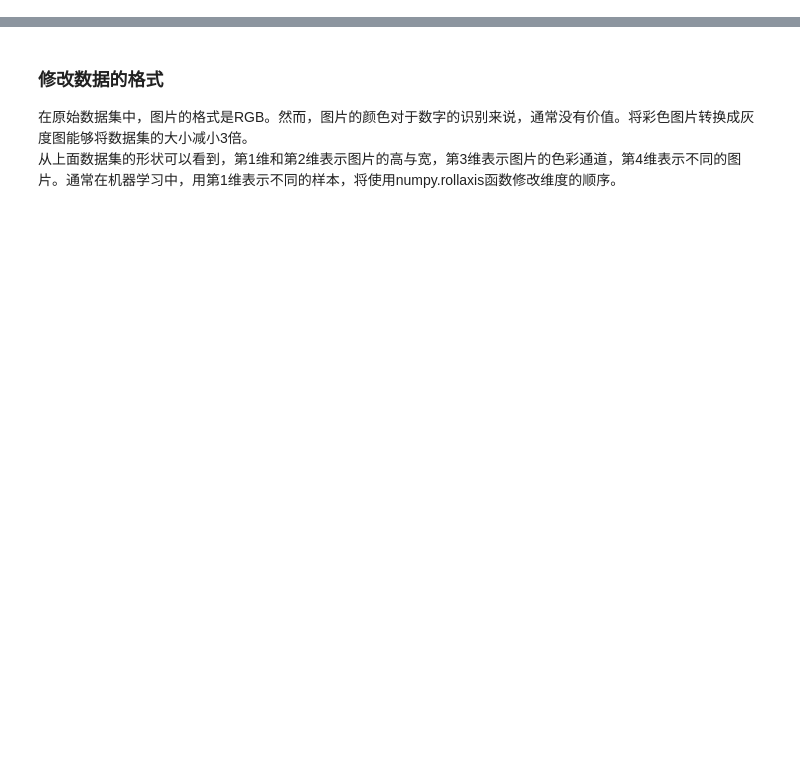
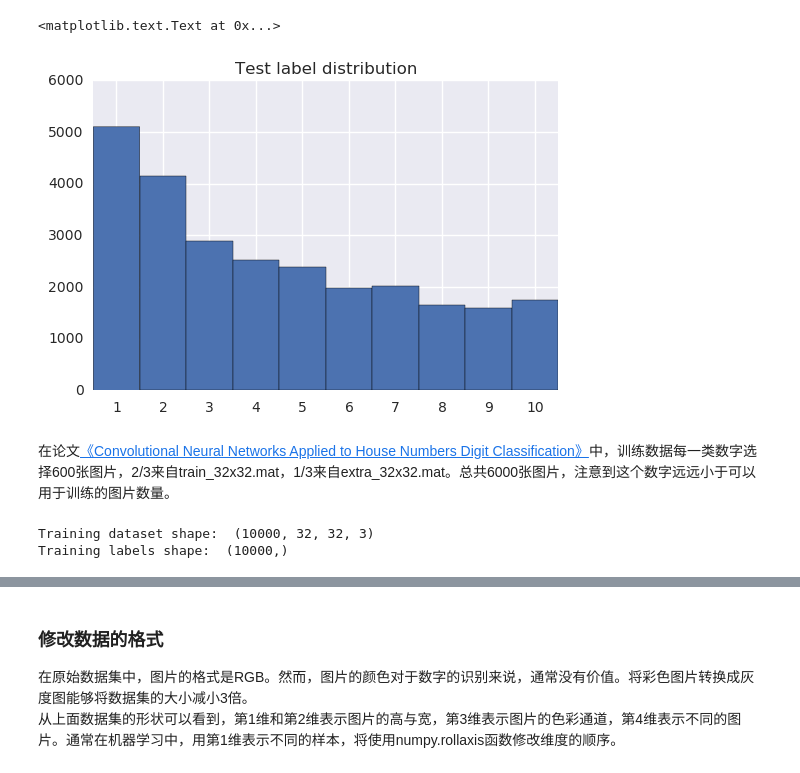
Before and after one commit to mee1o/dr, a Jupyter notebook: capstone_1_preprocessing_single.ipynb, the cells around one changed output, grey strips where cells are left out. Saved outputs shown, nothing was run; the diff lists cells and outputs as text; code cells hidden in the pictures; blank space fills up the shorter version.

```diff
--- a/capstone_1_preprocessing_single.ipynb
+++ b/capstone_1_preprocessing_single.ipynb
@@ -34,18 +44,26 @@ from __future__ import print_function
 from scipy import io
 
 train_raw = io.loadmat('train_32x32.mat')
-train_dataset_raw = train_raw['X']
-train_labels_raw = train_raw['y']
+train_dataset = train_raw['X']
+train_labels = train_raw['y']
 
-print('Training dataset shape: ', train_dataset_raw.shape)
-print('Training labels shape: ', train_labels_raw.shape)
+print('Training dataset shape: ', train_dataset.shape)
+print('Training labels shape: ', train_labels.shape)
 
-test_raw = io.loadmat('test_32x32.mat')
-test_dataset_raw = test_raw['X']
-test_labels_raw = test_raw['y']
+test_raw = io.loadmat('test_32x32.ma
+                      t')
+test_dataset = test_raw['X']
+test_labels = test_raw['y']
 
-print('Testing dataset shape: ', test_dataset_raw.shape)
-print('Testing labels shape: ', test_labels_raw.shape)
+print('Testing dataset shape: ', test_dataset.shape)
+print('Testing labels shape: ', test_labels.shape)
+
+extra_raw = io.loadmat('extra_32x32.mat')
+extra_dataset = extra_raw['X'][:,:,:,:10000]
+extra_labels = extra_raw['y'][:10000]
+
+print('Extra dataset shape: ', extra_dataset.shape)
+print('Extra labels shape: ', extra_labels.shape)
 # %% [output]
 Training dataset shape:  (32, 32, 3, 73257)
 Training labels shape:  (73257, 1)
@@ -53,0 +80,9 @@ Testing labels shape:  (26032, 1)
+# %%
+train_dataset = np.rollaxis(train_dataset, 3, 0) # Make the third dimension zeroth dimension
+train_labels = train_labels.flatten()
+
+extra_dataset = np.rollaxis(extra_dataset, 3, 0) # Make the third dimension zeroth dimension
+extra_labels = extra_labels.flatten()
+
+test_dataset = np.rollaxis(test_dataset, 3, 0) # Make the third dimension zeroth dimension
+test_labels = test_labels.flatten()
@@ -53,0 +105,24 @@ Testing labels shape:  (26032, 1)
+# %%
+plt.xticks(np.arange(1, NUM_LABELS+1))
+plt.hist(test_labels, bins=np.arange(1, NUM_LABELS+2)-0.5)
+plt.title('Test label distribution')
+# %% [output]
+<matplotlib.text.Text at 0x...>
+[figure, added]
+# %% [markdown]
+在论文[《Convolutional Neural Networks Applied to House Numbers Digit Classification》](https://arxiv.org/pdf/1204.3968.pdf)中，训练数据每一类数字选择600张图片，2/3来自train_32x32.mat，1/3来自extra_32x32.mat。总共6000张图片，注意到这个数字远远小于可以用于训练的图片数量。
+# %%
+train_dataset = np.vstack((
+        np.vstack(train_dataset[train_labels == i][:800] for i in range(1,11)),
+        np.vstack(extra_dataset[extra_labels == i][:200] for i in range(1,11))
+    ))
+train_labels = np.hstack((
+        np.hstack(train_labels[train_labels == i][:800] for i in range(1,11)),
+        np.hstack(extra_labels[extra_labels == i][:200] for i in range(1,11))
+    ))
+
+print('Training dataset shape: ', train_dataset.shape)
+print('Training labels shape: ', train_labels.shape)
+# %% [output]
+Training dataset shape:  (10000, 32, 32, 3)
+Training labels shape:  (10000,)
```
Also changed, not shown: parts of 28 cells of this notebook, 4 other files.
